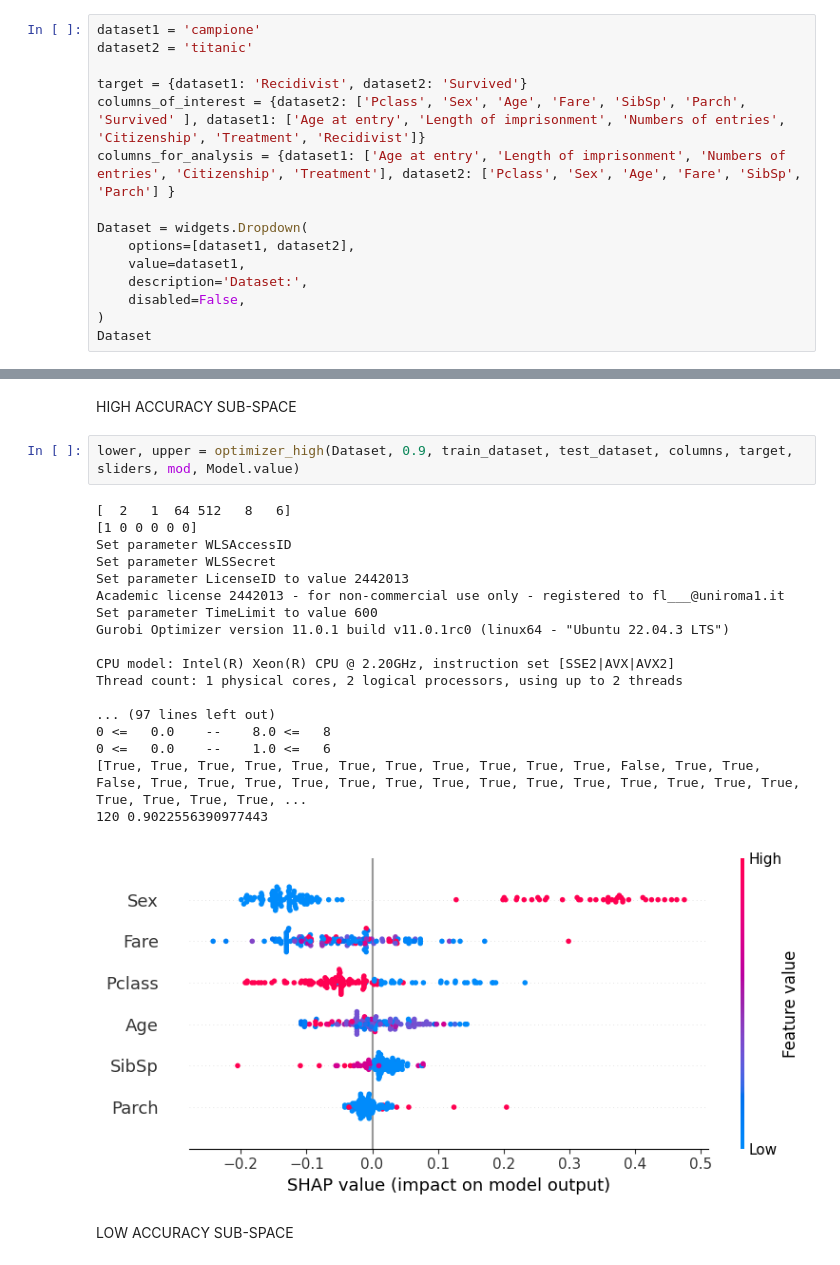
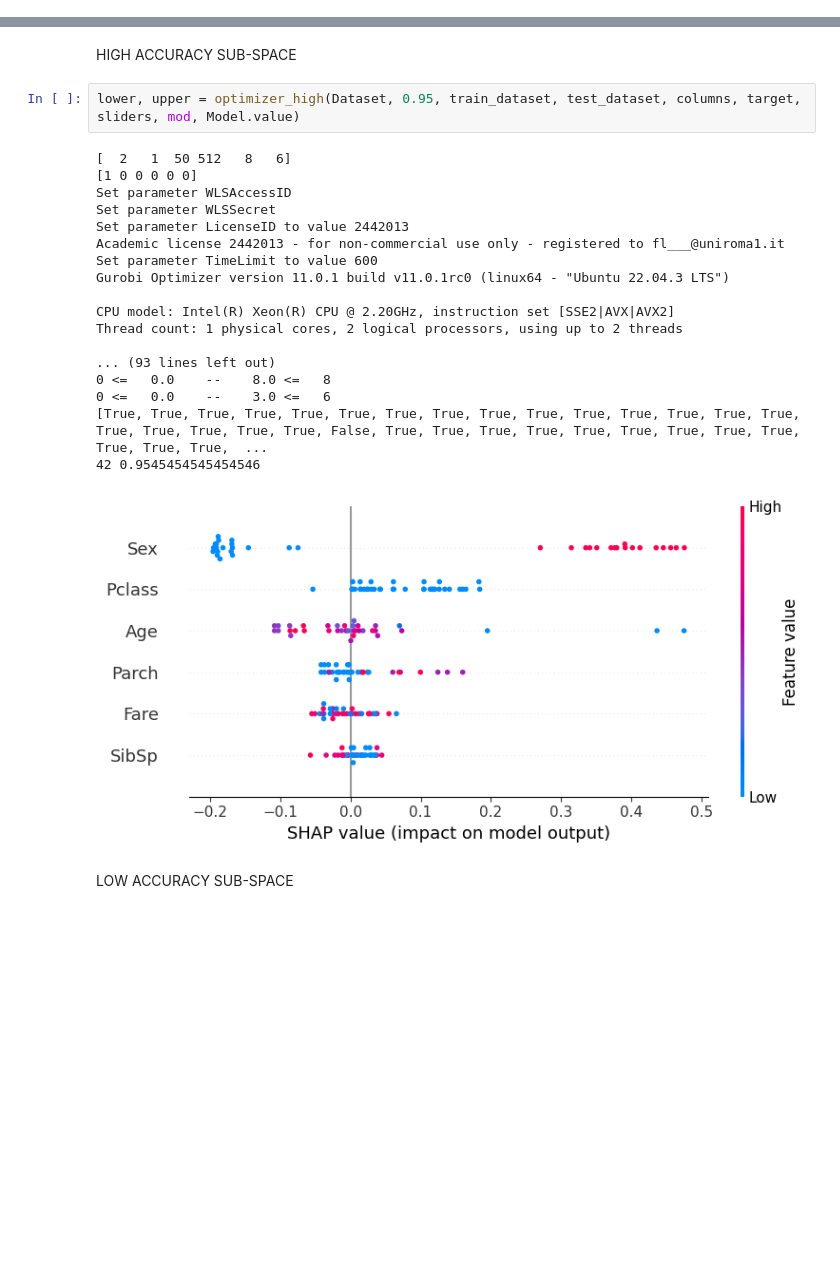
Before and after one commit to Flaviatagliafierro/Scope, a Jupyter notebook: SCOPE_EDBT_DEMO_notebook.ipynb, the cells around one changed output, grey strips where cells are left out. Saved outputs shown, nothing was run; the diff lists cells and outputs as text; blank space fills up the shorter version.

```diff
--- a/SCOPE_EDBT_DEMO_notebook.ipynb
+++ b/SCOPE_EDBT_DEMO_notebook.ipynb
@@ -54,15 +44,0 @@ DATASET SELECTION
-# %%
-dataset1 = 'campione'
-dataset2 = 'titanic'
-
-target = {dataset1: 'Recidivist', dataset2: 'Survived'}
-columns_of_interest = {dataset2: ['Pclass', 'Sex', 'Age', 'Fare', 'SibSp', 'Parch', 'Survived' ], dataset1: ['Age at entry', 'Length of imprisonment', 'Numbers of entries', 'Citizenship', 'Treatment', 'Recidivist']}
-columns_for_analysis = {dataset1: ['Age at entry', 'Length of imprisonment', 'Numbers of entries', 'Citizenship', 'Treatment'], dataset2: ['Pclass', 'Sex', 'Age', 'Fare', 'SibSp', 'Parch'] }
-
-Dataset = widgets.Dropdown(
-    options=[dataset1, dataset2],
-    value=dataset1,
-    description='Dataset:',
-    disabled=False,
-)
-Dataset
@@ -192,26 +166,26 @@ ACCURACY OPTIMIZATION
 # %% [markdown]
 HIGH ACCURACY SUB-SPACE
 # %%
-lower, upper = optimizer_high(Dataset, 0.9, train_dataset, test_dataset, columns, target, sliders, mod, Model.value)
+lower, upper = optimizer_high(Dataset, 0.95, train_dataset, test_dataset, columns, target, sliders, mod, Model.value)
 # %% [output]
-[  2   1  64 512   8   6]
+[  2   1  50 512   8   6]
 [1 0 0 0 0 0]
 Set parameter WLSAccessID
 Set parameter WLSSecret
 Set parameter LicenseID to value 2442013
 Academic license 2442013 - for non-commercial use only - registered to fl___@uniroma1.it
 Set parameter TimeLimit to value 600
 Gurobi Optimizer version 11.0.1 build v11.0.1rc0 (linux64 - "Ubuntu 22.04.3 LTS")
 
 CPU model: Intel(R) Xeon(R) CPU @ 2.20GHz, instruction set [SSE2|AVX|AVX2]
 Thread count: 1 physical cores, 2 logical processors, using up to 2 threads
 
-... (97 lines left out)
+... (93 lines left out)
 0 <=   0.0    --    8.0 <=   8
-0 <=   0.0    --    1.0 <=   6
-[True, True, True, True, True, True, True, True, True, True, True, False, True, True, False, True, True, True, True, True, True, True, True, True, True, True, True, True, True, True, True, True, True, ...
-120 0.9022556390977443
+0 <=   0.0    --    3.0 <=   6
+[True, True, True, True, True, True, True, True, True, True, True, True, True, True, True, True, True, True, True, True, False, True, True, True, True, True, True, True, True, True, True, True, True,  ...
+42 0.9545454545454546
-[figure, old version]
+[figure, new version]
 # %% [markdown]
 LOW ACCURACY SUB-SPACE
 # %%
```
Also changed, not shown: parts of 5 cells of this notebook.
